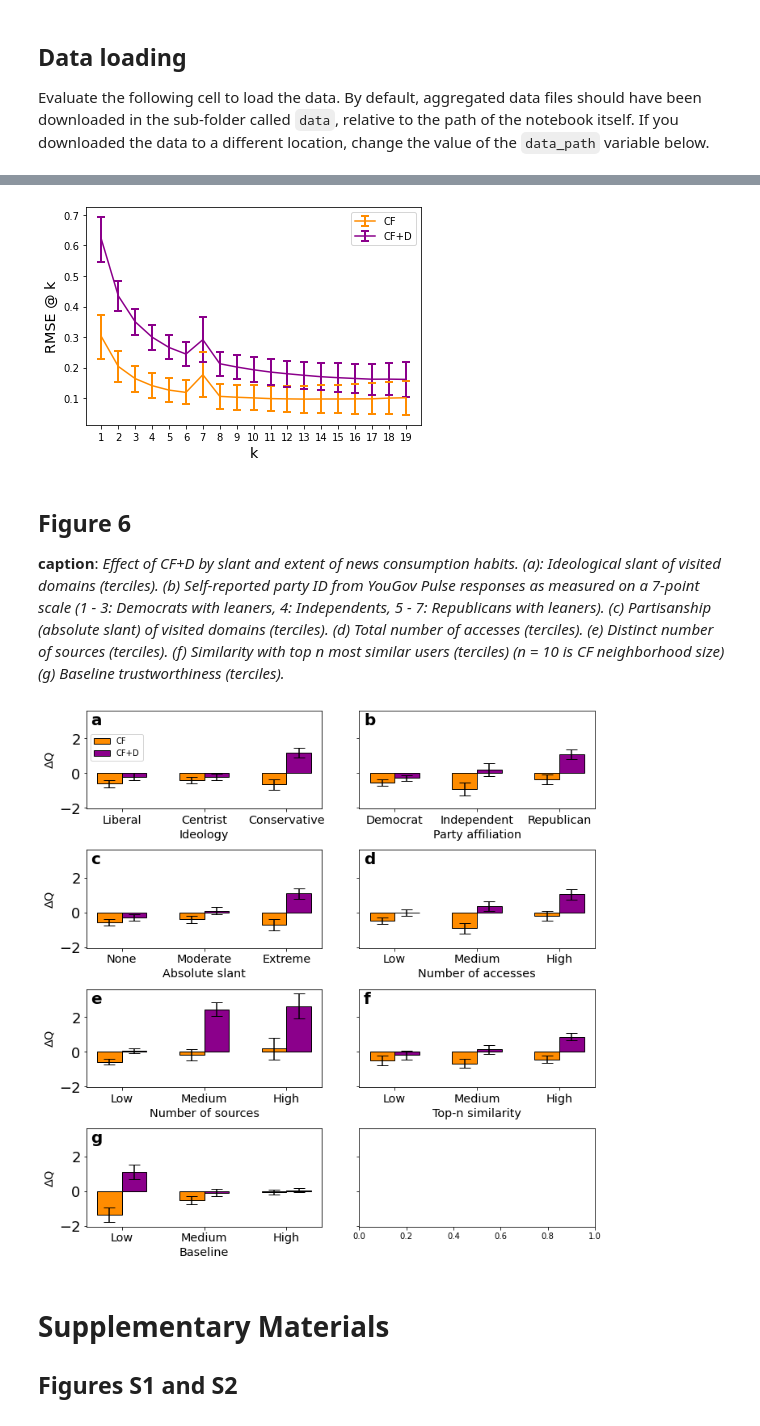
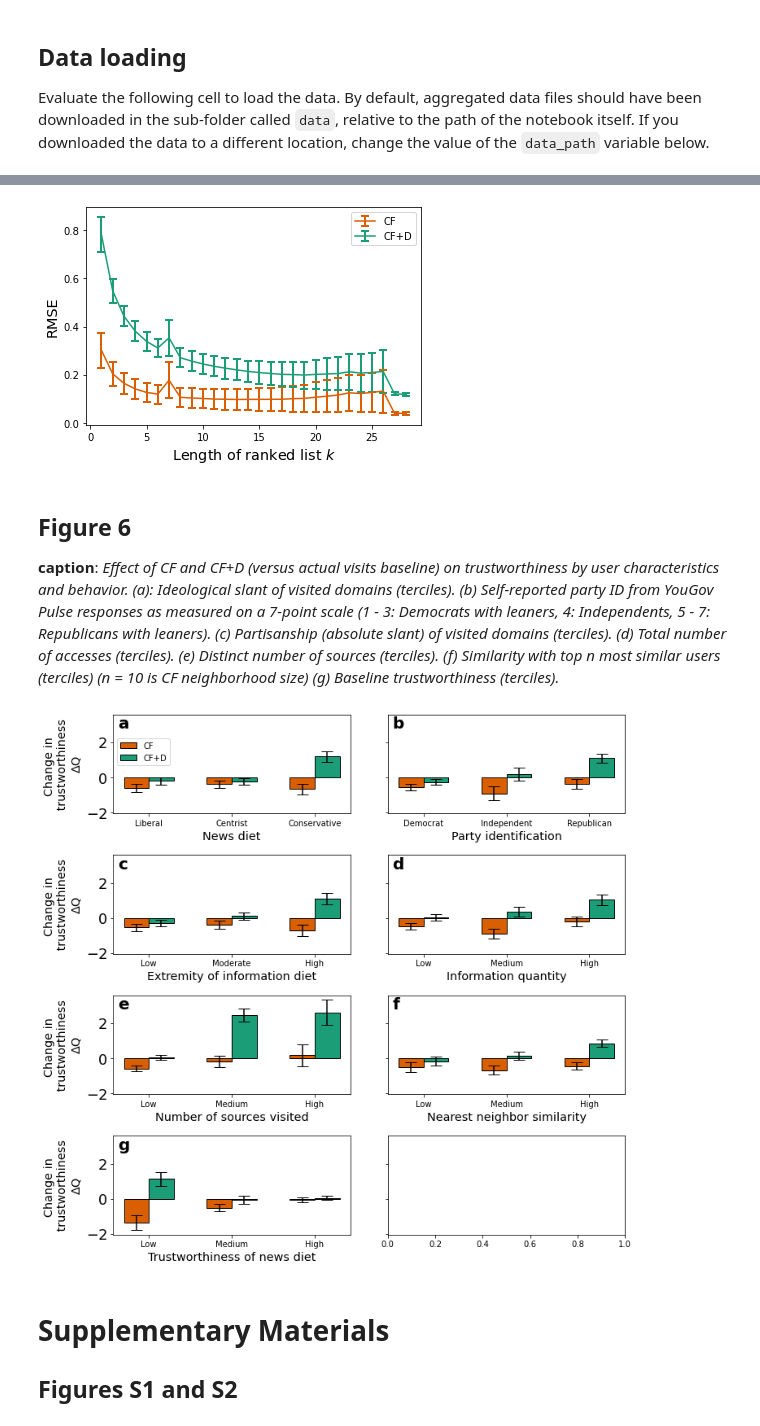
Before and after one commit to glciampaglia/InfoDiversity, a Jupyter notebook: Fig_4_to_6_suppl_python.ipynb, the cells around one changed output, grey strips where cells are left out. Drawn from its saved outputs; the diff is of its cells as text; code cells hidden in the pictures.

```diff
--- a/Fig_4_to_6_suppl_python.ipynb
+++ b/Fig_4_to_6_suppl_python.ipynb
@@ -113,25 +118,26 @@ __caption__: _Performance evaluation of CF+D. RMSE@k (lower is better)._
 # %%
-RMSE_CF = kendall_df[0]['R_CF'].values
-RMSE_CF_err = kendall_df[0]['R_CF_err'].values
+k_capped = 28
 
-RMSE_D = kendall_df[0]['R_D'].values
-RMSE_D_err = kendall_df[0]['R_D_err'].values
+RMSE_CF = kendall_df[0]['R_CF'].values[0:k_capped]
+RMSE_CF_err = kendall_df[0]['R_CF_err'].values[0:k_capped]
 
-k_values = kendall_df[0]['k'].values
+RMSE_D = kendall_df[0]['R_D'].values[0:k_capped]
+RMSE_D_err = kendall_df[0]['R_D_err'].values[0:k_capped]
 
-plt.errorbar(k_values,RMSE_CF,yerr=RMSE_CF_err,capsize=4,elinewidth=2,markeredgewidth=2,color="darkorange",label="CF")
-plt.errorbar(k_values,RMSE_D,yerr=RMSE_D_err,capsize=4,elinewidth=2,markeredgewidth=2,color="darkmagenta",label="CF+D")
+k_values = kendall_df[0]['k'].values[0:k_capped]
+
+plt.errorbar(k_values,RMSE_CF,yerr=RMSE_CF_err,capsize=4,elinewidth=2,markeredgewidth=2,color="#d95f02",label="CF")
+plt.errorbar(k_values,RMSE_D,yerr=RMSE_D_err,capsize=4,elinewidth=2,markeredgewidth=2,color="#1b9e77",label="CF+D")
 plt.legend()
-plt.xlabel('k',fontsize='x-large')
-plt.xticks(k_values,range(1,20))
-plt.ylabel('RMSE @ k',fontsize='x-large')
+plt.xlabel('Length of ranked list $\it{k}$',fontsize='x-large')
+plt.ylabel('RMSE',fontsize='x-large')
 plt.show()
 # %% [output]
-[figure, old version]
+[figure, new version]
 # %% [markdown]
 ## Figure 6
 
-__caption__: _Effect of CF+D by slant and extent of news consumption habits. (a): Ideological slant of visited domains (terciles). (b) Self-reported party ID from YouGov Pulse responses as measured on a 7-point scale (1 - 3: Democrats with leaners, 4: Independents, 5 - 7: Republicans with leaners). (c) Partisanship (absolute slant) of visited domains (terciles). (d) Total number of accesses (terciles). (e) Distinct number of sources (terciles). (f) Similarity with top n most similar users (terciles) (n = 10 is CF neighborhood size) (g) Baseline trustworthiness (terciles)._
+__caption__: _Effect of CF and CF+D (versus actual visits baseline) on trustworthiness by user characteristics and behavior. (a): Ideological slant of visited domains (terciles). (b) Self-reported party ID from YouGov Pulse responses as measured on a 7-point scale (1 - 3: Democrats with leaners, 4: Independents, 5 - 7: Republicans with leaners). (c) Partisanship (absolute slant) of visited domains (terciles). (d) Total number of accesses (terciles). (e) Distinct number of sources (terciles). (f) Similarity with top n most similar users (terciles) (n = 10 is CF neighborhood size) (g) Baseline trustworthiness (terciles)._
 # %%
 fig, axs = plt.subplots(nrows=4, ncols=2, figsize=(10,10), sharey=True)
 fig.tight_layout(pad=3.0)
@@ -142,48 +148,48 @@ r2 = [x + barWidth for x in r1]
 
 x_tick_names = [['Liberal', 'Centrist', 'Conservative'],
                ['Democrat', 'Independent', 'Republican'],
-               ['None', 'Moderate', 'Extreme'],
+               ['Low', 'Moderate', 'High'],
                ['Low', 'Medium', 'High'],
                ['Low', 'Medium', 'High'],
                ['Low', 'Medium', 'High'],
                ['Low', 'Medium', 'High']]
 
-x_labels = ['Ideology','Party affiliation','Absolute slant','Number of accesses','Number of sources',
-           'Top-n similarity','Baseline']
+x_labels = ['News diet','Party identification','Extremity of information diet','Information quantity','Number of sources visited',
+           'Nearest neighbor similarity','Trustworthiness of news diet']
 
 annotations = ['a','b','c','d','e','f','g']
 
 for i, ax in zip(range(0, 7), axs.ravel()):
     df = kendall_df[i+1]
     row_exp = df.loc[df['k'] == 0]
 
     CF_inc = [row_exp['First_CF'].values[0], row_exp['Second_CF'].values[0],
               row_exp['Third_CF'].values[0]]
 
     CF_inc_err = [row_exp['First_CF_err'].values[0], row_exp['Second_CF_err'].values[0],
                   row_exp['Third_CF_err'].values[0]]
 
     D_inc = [row_exp['First_D'].values[0], row_exp['Second_D'].values[0],
              row_exp['Third_D'].values[0]]
 
     D_inc_err = [row_exp['First_D_err'].values[0], row_exp['Second_D_err'].values[0],
                  row_exp['Third_D_err'].values[0]]
 
-    ax.bar(r1, CF_inc, width = barWidth, color = 'darkorange', edgecolor = 'black',
+    ax.bar(r1, CF_inc, width = barWidth, color = '#d95f02', edgecolor = 'black',
            yerr=CF_inc_err, capsize=7, label='CF')
-    ax.bar(r2, D_inc, width = barWidth, color = 'darkmagenta', edgecolor = 'black',
+    ax.bar(r2, D_inc, width = barWidth, color = '#1b9e77', edgecolor = 'black',
            yerr=D_inc_err, capsize=7, label='CF+D')
     ax.set_xticks([r + barWidth/2 for r in range(num_categories)])
-    ax.set_xticklabels(x_tick_names[i],fontsize='x-large')
+    ax.set_xticklabels(x_tick_names[i])
     ax.set_xlabel(x_labels[i],fontsize='x-large')
     ax.tick_params(axis="y", labelsize=18)
     if i % 2 == 0:
-        ax.set_ylabel(r'$\Delta$'+'Q',fontsize='x-large')
+        ax.set_ylabel('Change in \n trustworthiness \n'+r'$\Delta$'+'Q',fontsize='x-large')
     if i == 0:
         ax.legend(loc="upper left", bbox_to_anchor=(0,0.8))
     ax.annotate(annotations[i],xy=(ax.get_xlim()[0]*0.8,2.8),fontsize=20,fontweight="bold")
 # %% [output]
-[figure, old version]
+[figure, new version]
 # %% [markdown]
 # Supplementary Materials
 
```
Also changed, not shown: parts of 19 cells of this notebook, 18 other files.
